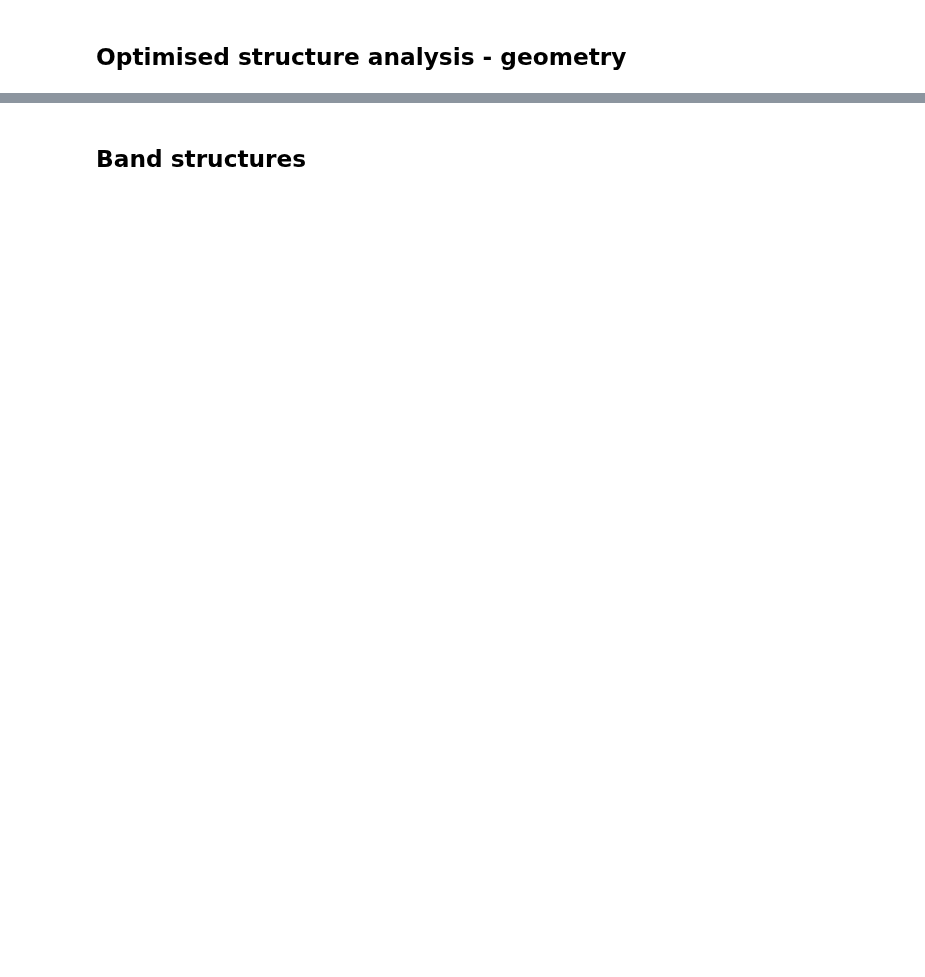
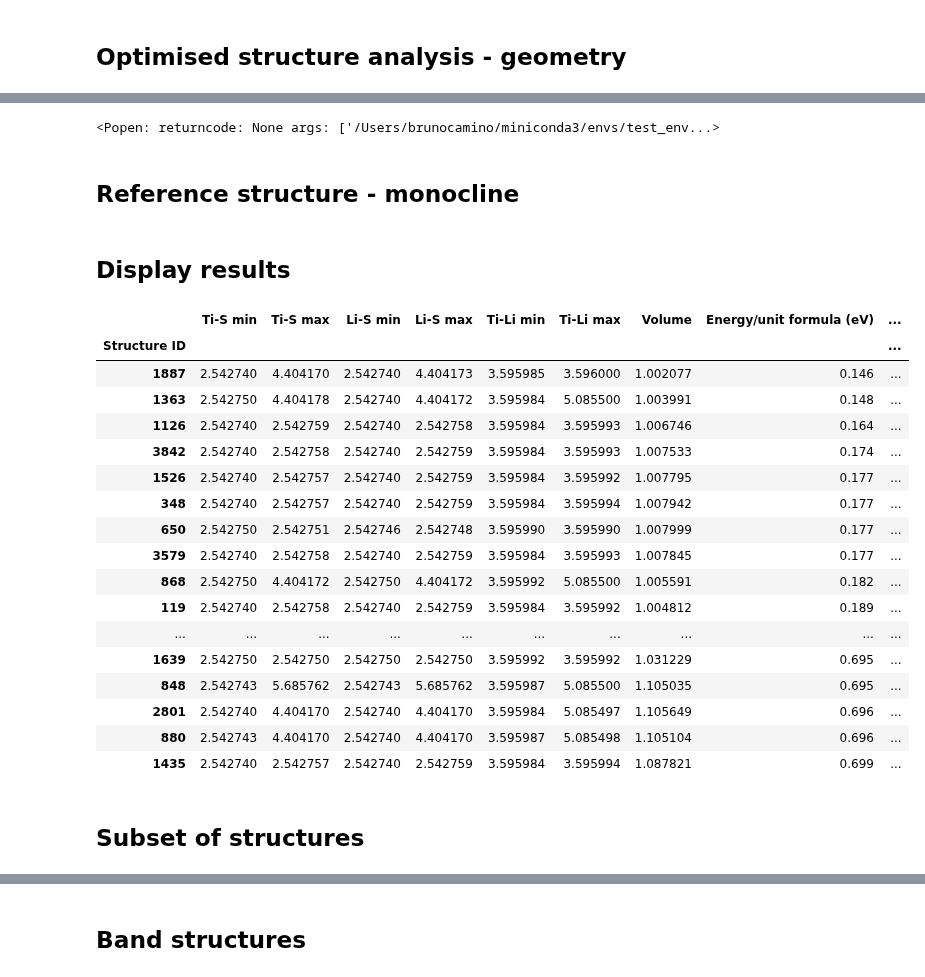
Before and after one commit to cmsg-icl/solid-solutions, a Jupyter notebook: Li2TiS.ipynb, the cells around one changed output, grey strips where cells are left out. Cells and saved outputs as stored; diff of their text form; code cells hidden in the pictures; blank space fills up the shorter version.

```diff
--- a/Li2TiS.ipynb
+++ b/Li2TiS.ipynb
@@ -388,0 +283,6 @@ df.sort_values('Energy/unit formula', axis=0, ascending=True, inplace=False)
+# %%
+view(AseAtomsAdaptor().get_atoms(structure_pmg))
+# %% [output]
+<Popen: returncode: None args: ['/Users/brunocamino/miniconda3/envs/test_env...>
+# %% [markdown]
+## Reference structure - monocline
@@ -388,0 +293,41 @@ df.sort_values('Energy/unit formula', axis=0, ascending=True, inplace=False)
+# %% [markdown]
+## Display results
+# %%
+df = pd.DataFrame(list(zip(ti_s_distance_min,ti_s_distance_max,
+                           li_s_distance_min,li_s_distance_max,
+                            ti_li_distance_min, ti_li_distance_max, volume,
+                          np.round(energy,3),np.round(band_gap,3),description,
+                           )),
+                           #a,b,c,alpha,beta,gamma,converged)),
+                 columns=['Ti-S min','Ti-S max',
+                          'Li-S min','Li-S max',
+                          'Ti-Li min','Ti-Li max', 'Volume',
+                          'Energy/unit formula (eV)',
+                          'Band Gap (eV)','Description',
+                          ],
+                          #'a','b','c','alpha','beta','gamma','Converged (TMP)'],
+                 index=selected_structures)
+
+df.index.name = 'Structure ID'
+df.sort_values('Energy/unit formula (eV)', axis=0, ascending=True, inplace=False)
+# %% [output]
+|  | Ti-S min | Ti-S max | Li-S min | Li-S max | Ti-Li min | Ti-Li max | Volume | Energy/unit formula (eV) | ... |
+| Structure ID |  |  |  |  |  |  |  |  | ... |
+| 1887 | 2.542740 | 4.404170 | 2.542740 | 4.404173 | 3.595985 | 3.596000 | 1.002077 | 0.146 | ... |
+| 1363 | 2.542750 | 4.404178 | 2.542740 | 4.404172 | 3.595984 | 5.085500 | 1.003991 | 0.148 | ... |
+| 1126 | 2.542740 | 2.542759 | 2.542740 | 2.542758 | 3.595984 | 3.595993 | 1.006746 | 0.164 | ... |
+| 3842 | 2.542740 | 2.542758 | 2.542740 | 2.542759 | 3.595984 | 3.595993 | 1.007533 | 0.174 | ... |
+| 1526 | 2.542740 | 2.542757 | 2.542740 | 2.542759 | 3.595984 | 3.595992 | 1.007795 | 0.177 | ... |
+| 348 | 2.542740 | 2.542757 | 2.542740 | 2.542759 | 3.595984 | 3.595994 | 1.007942 | 0.177 | ... |
+| 650 | 2.542750 | 2.542751 | 2.542746 | 2.542748 | 3.595990 | 3.595990 | 1.007999 | 0.177 | ... |
+| 3579 | 2.542740 | 2.542758 | 2.542740 | 2.542759 | 3.595984 | 3.595993 | 1.007845 | 0.177 | ... |
+| 868 | 2.542750 | 4.404172 | 2.542750 | 4.404172 | 3.595992 | 5.085500 | 1.005591 | 0.182 | ... |
+| 119 | 2.542740 | 2.542758 | 2.542740 | 2.542759 | 3.595984 | 3.595992 | 1.004812 | 0.189 | ... |
+| ... | ... | ... | ... | ... | ... | ... | ... | ... | ... |
+| 1639 | 2.542750 | 2.542750 | 2.542750 | 2.542750 | 3.595992 | 3.595992 | 1.031229 | 0.695 | ... |
+| 848 | 2.542743 | 5.685762 | 2.542743 | 5.685762 | 3.595987 | 5.085500 | 1.105035 | 0.695 | ... |
+| 2801 | 2.542740 | 4.404170 | 2.542740 | 4.404170 | 3.595984 | 5.085497 | 1.105649 | 0.696 | ... |
+| 880 | 2.542743 | 4.404170 | 2.542740 | 4.404170 | 3.595987 | 5.085498 | 1.105104 | 0.696 | ... |
+| 1435 | 2.542740 | 2.542757 | 2.542740 | 2.542759 | 3.595984 | 3.595994 | 1.087821 | 0.699 | ... |
+# %% [markdown]
+## Subset of structures
```
Also changed, not shown: parts of 48 cells of this notebook.
